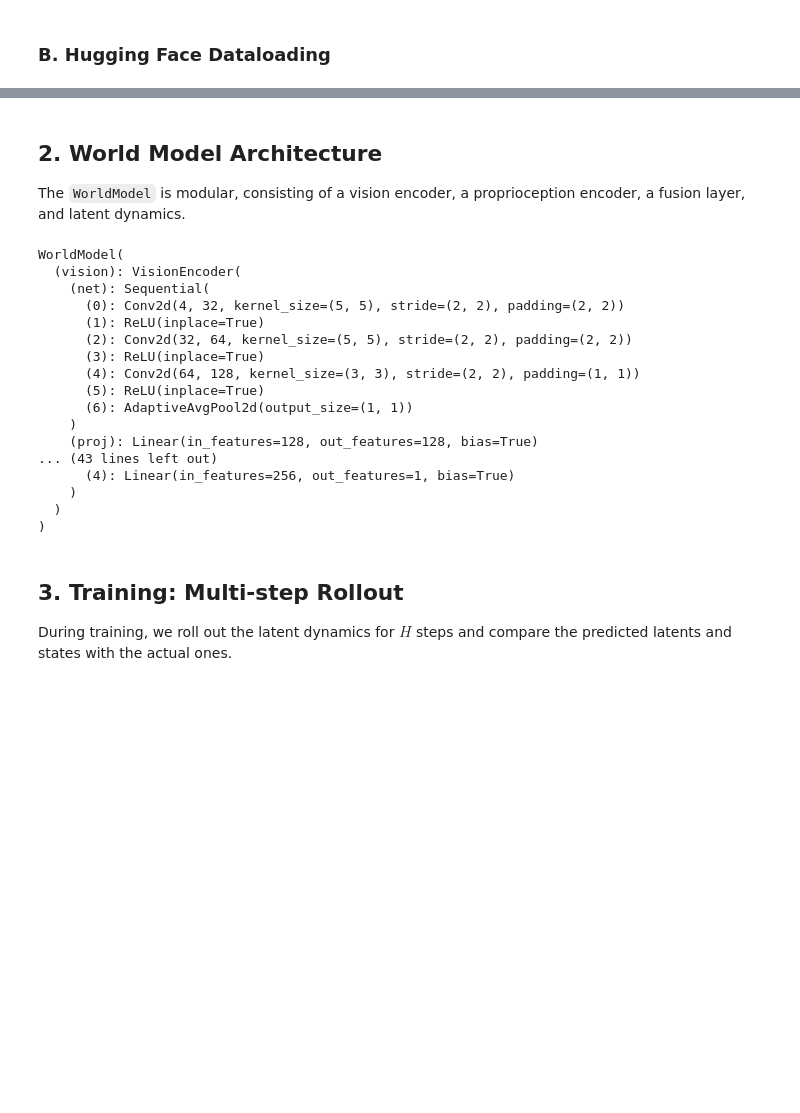
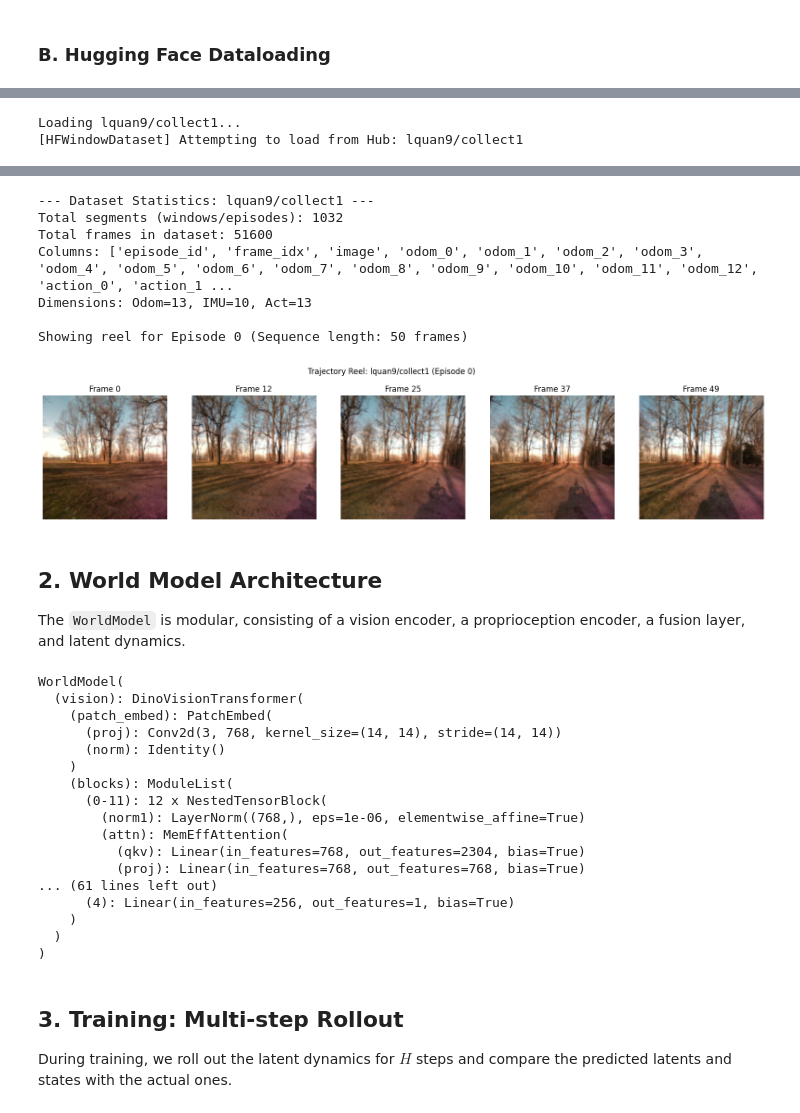
Before and after one commit to arplaboratory/WMPlanners, a Jupyter notebook: docs/notebooks/world_model_pipeline.ipynb, the cells around one changed output, grey strips where cells are left out. Cells and saved outputs as stored; diff of their text form; code cells hidden in the pictures; blank space fills up the shorter version.

Commit message:
wip: testing other backbones
wip: cleanup notebook

wip: update parallel extract with loadable arguments via yaml

```diff
--- a/docs/notebooks/world_model_pipeline.ipynb
+++ b/docs/notebooks/world_model_pipeline.ipynb
@@ -72,0 +40,34 @@ Dimensions: Odom=13, IMU=10, Act=13
+# %%
+hf_repo = "lquan9/collect1"
+try:
+    print(f"Loading {hf_repo}...")
+    ds_hf = HFWindowDataset(hf_repo, img_size=224)
+
+    # Dataset Statistics
+    print(f"Total segments (windows/episodes): {len(ds_hf)}")
+    print(f"Total frames in dataset: {len(ds_hf._ds)}")
+    print(f"Columns: {ds_hf._ds.column_names}")
+    print(f"Dimensions: Odom={ds_hf.D_odom}, IMU={ds_hf.D_imu}, Act={ds_hf.D_act}")
+
+    # Get the first window for visualization
+    window = ds_hf[0] # Returns a dict
+    rgb = window["rgb"]
+    print(f"\nShowing reel for Episode 0 (Sequence length: {rgb.shape[0]} frames)")
+
+    # Image Reel (show 5 images across the window)
+    n_frames = rgb.shape[0]
+    indices = [0, n_frames//4, n_frames//2, (3*n_frames)//4, n_frames-1]
+    fig, axes = plt.subplots(1, 5, figsize=(20, 4))
+    for i, idx in enumerate(indices):
+        # rgb is (T, 3, H, W) numpy array
+        img = rgb[idx].transpose(1, 2, 0)
+        axes[i].imshow(img)
+        axes[i].set_title(f"Frame {idx}")
+        axes[i].axis('off')
+    plt.suptitle(f"Trajectory Reel: {hf_repo} (Episode 0)")
+    plt.show()
+except Exception as e:
+    print(f"Error loading dataset: {e}")
+# %% [output]
+Loading lquan9/collect1...
+[HFWindowDataset] Attempting to load from Hub: lquan9/collect1
@@ -73,3 +75,11 @@ Dimensions: Odom=13, IMU=10, Act=13
+--- Dataset Statistics: lquan9/collect1 ---
+Total segments (windows/episodes): 1032
+Total frames in dataset: 51600
+Columns: ['episode_id', 'frame_idx', 'image', 'odom_0', 'odom_1', 'odom_2', 'odom_3', 'odom_4', 'odom_5', 'odom_6', 'odom_7', 'odom_8', 'odom_9', 'odom_10', 'odom_11', 'odom_12', 'action_0', 'action_1 ...
+Dimensions: Odom=13, IMU=10, Act=13
+
+Showing reel for Episode 0 (Sequence length: 50 frames)
+[figure, added]
 # %% [markdown]
 ## 2. World Model Architecture
 
@@ -77,31 +87,31 @@ The `WorldModel` is modular, consisting of a vision encoder, a proprioception en
 # %%
 # Check if dataset was loaded to get correct dimensions
 o_dim = ds_hf.D_odom if 'ds_hf' in locals() else 13 # Default for lquan9/collect1
-i_dim = ds_hf.D_imu if 'ds_hf' in locals() else 10  # Default for lquan9/collect1
-a_dim = ds_hf.D_act if 'ds_hf' in locals() else 13  # Default for lquan9/collect1
+i_dim = ds_hf.D_imu if 'ds_hf' in locals() else 10
+a_dim = ds_hf.D_act if 'ds_hf' in locals() else 13
 
 model = WorldModel(
     odom_dim=o_dim,
     imu_dim=i_dim,
     act_dim=a_dim,
-    backbone='cnn'
+    backbone='dinov2'
 ).to(device)
 
 print(model)
 # %% [output]
 WorldModel(
-  (vision): VisionEncoder(
-    (net): Sequential(
-      (0): Conv2d(4, 32, kernel_size=(5, 5), stride=(2, 2), padding=(2, 2))
-      (1): ReLU(inplace=True)
-      (2): Conv2d(32, 64, kernel_size=(5, 5), stride=(2, 2), padding=(2, 2))
-      (3): ReLU(inplace=True)
-      (4): Conv2d(64, 128, kernel_size=(3, 3), stride=(2, 2), padding=(1, 1))
-      (5): ReLU(inplace=True)
-      (6): AdaptiveAvgPool2d(output_size=(1, 1))
+  (vision): DinoVisionTransformer(
+    (patch_embed): PatchEmbed(
+      (proj): Conv2d(3, 768, kernel_size=(14, 14), stride=(14, 14))
+      (norm): Identity()
     )
-    (proj): Linear(in_features=128, out_features=128, bias=True)
-... (43 lines left out)
+    (blocks): ModuleList(
+      (0-11): 12 x NestedTensorBlock(
+        (norm1): LayerNorm((768,), eps=1e-06, elementwise_affine=True)
+        (attn): MemEffAttention(
+          (qkv): Linear(in_features=768, out_features=2304, bias=True)
+          (proj): Linear(in_features=768, out_features=768, bias=True)
+... (61 lines left out)
       (4): Linear(in_features=256, out_features=1, bias=True)
     )
   )
```
Also changed, not shown: parts of 10 cells of this notebook, 5 other files.
